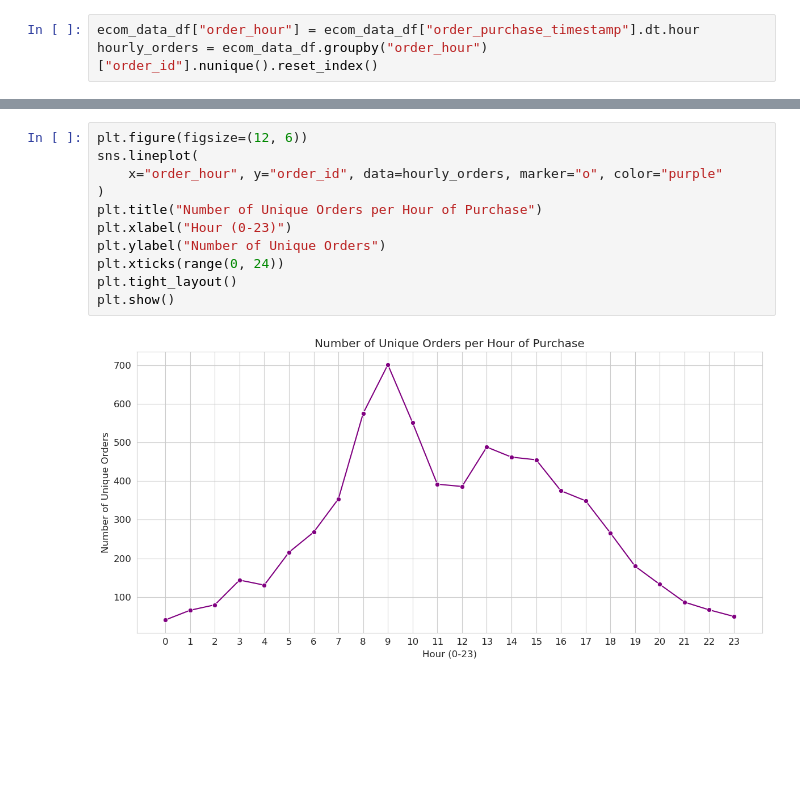
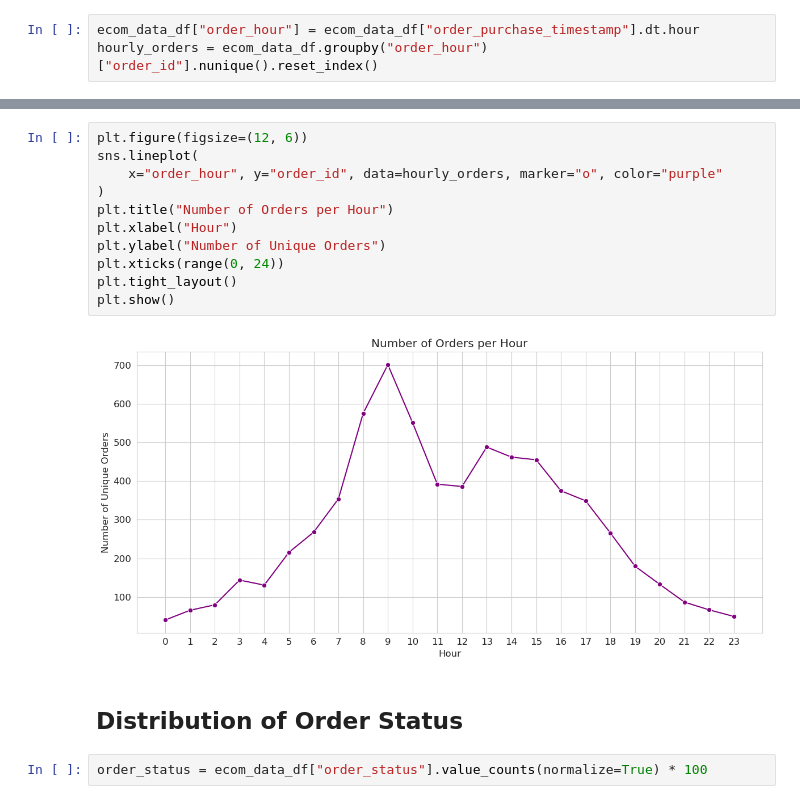
Before and after one commit to RizkiRdm/Olist-E-commerce-Performance-Analysis, a Jupyter notebook: notebooks/sales_and_order_analysis.ipynb, the cells around one changed output, grey strips where cells are left out. Cells and saved outputs as stored; diff of their text form; blank space fills up the shorter version.

```diff
--- a/notebooks/sales_and_order_analysis.ipynb
+++ b/notebooks/sales_and_order_analysis.ipynb
@@ -143,13 +214,17 @@ hourly_orders = ecom_data_df.groupby("order_hour")["order_id"].nunique().reset_i
 # %%
 plt.figure(figsize=(12, 6))
 sns.lineplot(
     x="order_hour", y="order_id", data=hourly_orders, marker="o", color="purple"
 )
-plt.title("Number of Unique Orders per Hour of Purchase")
-plt.xlabel("Hour (0-23)")
+plt.title("Number of Orders per Hour")
+plt.xlabel("Hour")
 plt.ylabel("Number of Unique Orders")
 plt.xticks(range(0, 24))
 plt.tight_layout()
 plt.show()
 # %% [output]
-[figure, old version]
+[figure, new version]
+# %% [markdown]
+## Distribution of Order Status
+# %%
+order_status = ecom_data_df["order_status"].value_counts(normalize=True) * 100
```
Also changed, not shown: parts of 6 cells of this notebook.
